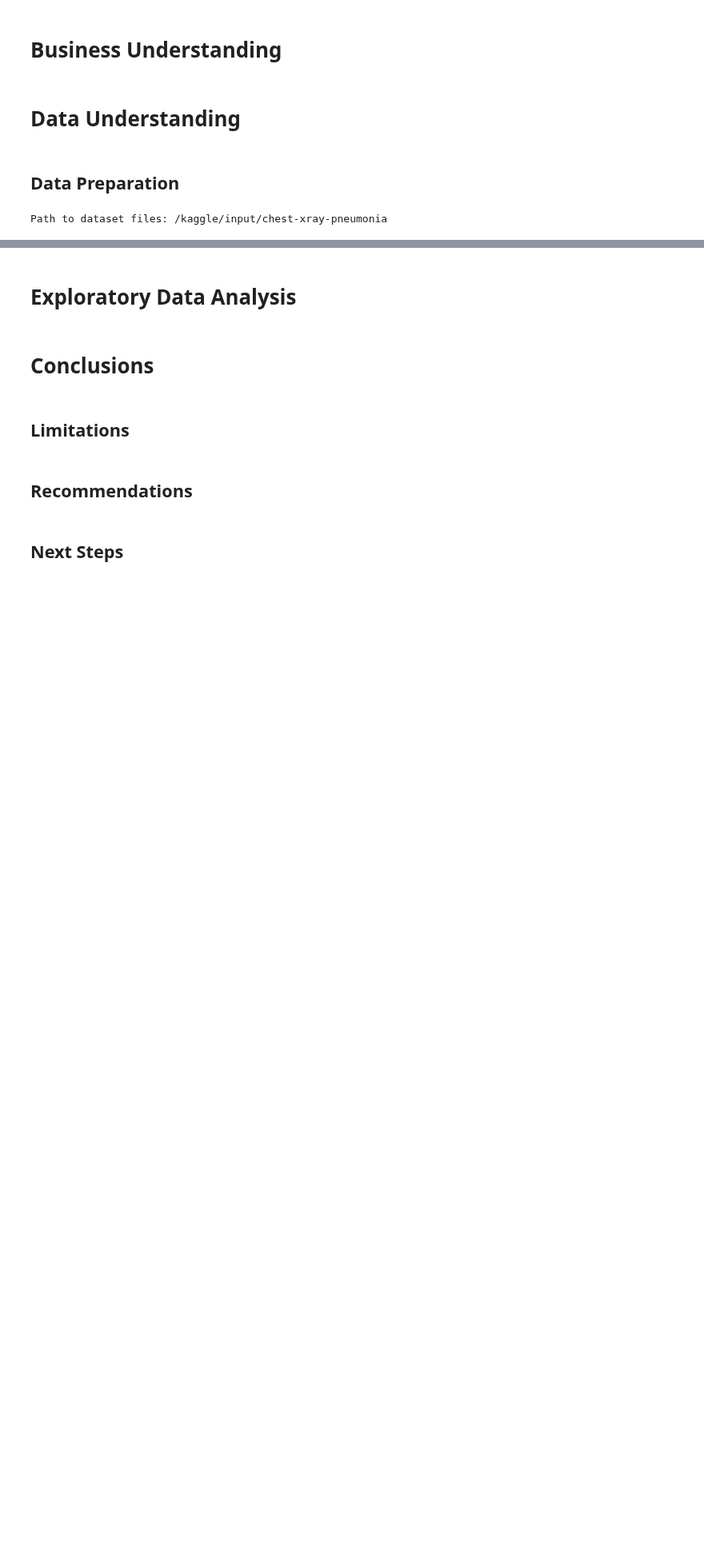
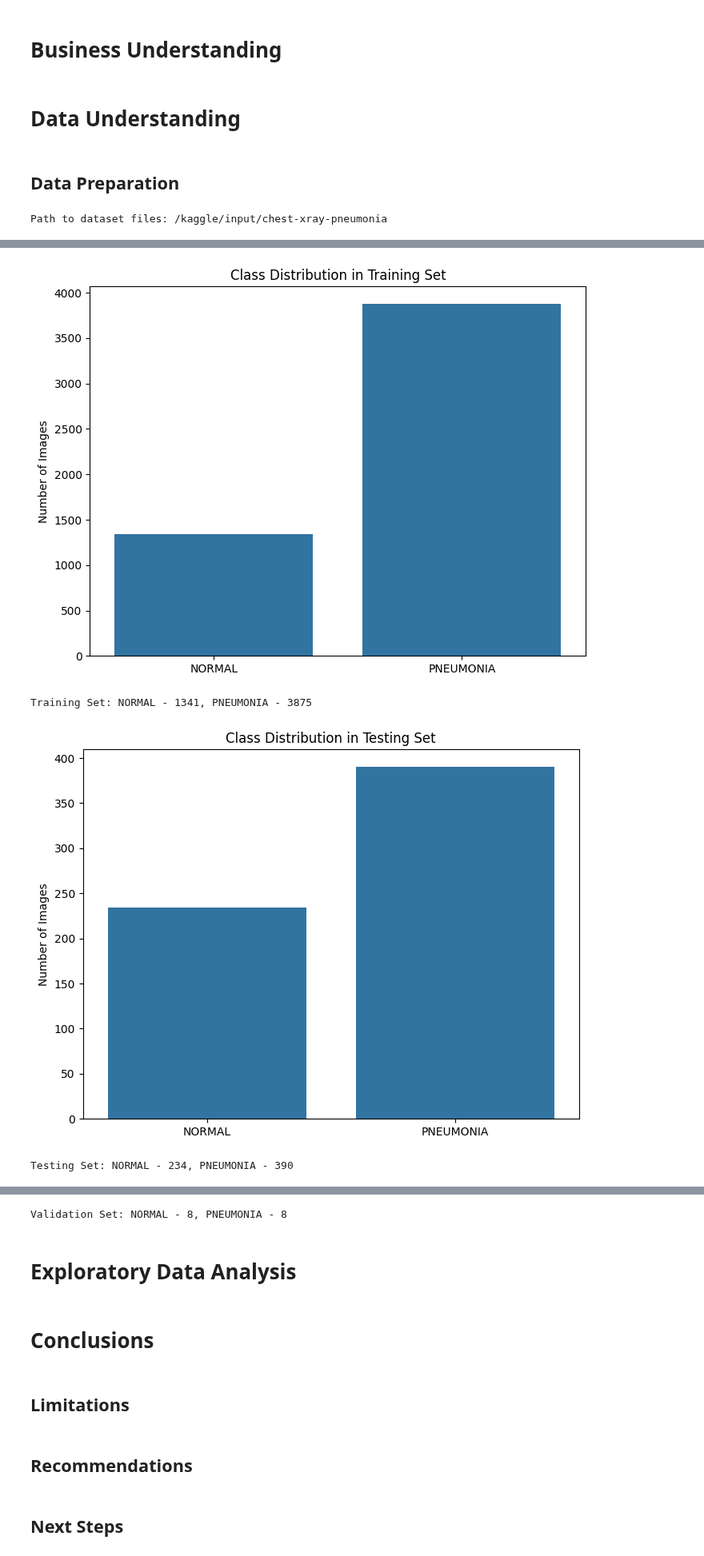
Before and after one commit to KBE25/pneumonia_diagnosis, a Jupyter notebook: notebook.ipynb, the cells around one changed output, grey strips where cells are left out. Shown at 80% size. Drawn from its saved outputs; the diff is of its cells as text; code cells hidden in the pictures; blank space fills up the shorter version.

Commit message:
Adding information related to class distribution for the datasets

```diff
--- a/notebook.ipynb
+++ b/notebook.ipynb
@@ -20,0 +51,40 @@ Path to dataset files: /kaggle/input/chest-xray-pneumonia
+# %%
+# Function to plot the distribution of 'NORMAL' and 'PNEUMONIA' classes within a specified data directory
+def plot_class_distribution(data_dir, title):
+  """
+    This definition visualizes and prints the number of images belonging to the 'NORMAL' and 'PNEUMONIA' classes within a given directory
+
+    Arguments:
+        data_dir (str): The path to the directory containing subdirectories named 'NORMAL' and 'PNEUMONIA'
+        title (str): The title to be displayed on the plot and in the print output
+    """
+
+  # Construct the paths to the 'NORMAL' and 'PNEUMONIA' subdirectories and count the number of files (images) in each subdirectory
+  normal_count = len(os.listdir(os.path.join(data_dir, 'NORMAL')))
+  pneumonia_count = len(os.listdir(os.path.join(data_dir, 'PNEUMONIA')))
+
+  # Store the counts and corresponding labels for plotting
+  counts = [normal_count, pneumonia_count]
+  labels = ['NORMAL', 'PNEUMONIA']
+
+  # Create a figure and axes for the bar plot
+  plt.figure(figsize=(8, 6))
+  sns.barplot(x=labels, y=counts)
+  # Set the title of the plot
+  plt.title(f'Class Distribution in {title} Set')
+  # Label the y-axis
+  plt.ylabel('Number of Images')
+  plt.show()
+
+  # Print the class counts for the specified dataset
+  print(f"{title} Set: NORMAL - {normal_count}, PNEUMONIA - {pneumonia_count}")
+# %%
+# Call the function to visualize the class distribution for each dataset.
+plot_class_distribution(train_dir, 'Training')
+plot_class_distribution(test_dir, 'Testing')
+plot_class_distribution(val_dir, 'Validation')
+# %% [output]
+[figure, added]
+Training Set: NORMAL - 1341, PNEUMONIA - 3875
+[figure, added]
+Testing Set: NORMAL - 234, PNEUMONIA - 390
@@ -21,3 +92,4 @@ Path to dataset files: /kaggle/input/chest-xray-pneumonia
+Validation Set: NORMAL - 8, PNEUMONIA - 8
 # %% [markdown]
 # Exploratory Data Analysis
 # %% [markdown]
```
Also changed, not shown: parts of 6 cells of this notebook.
